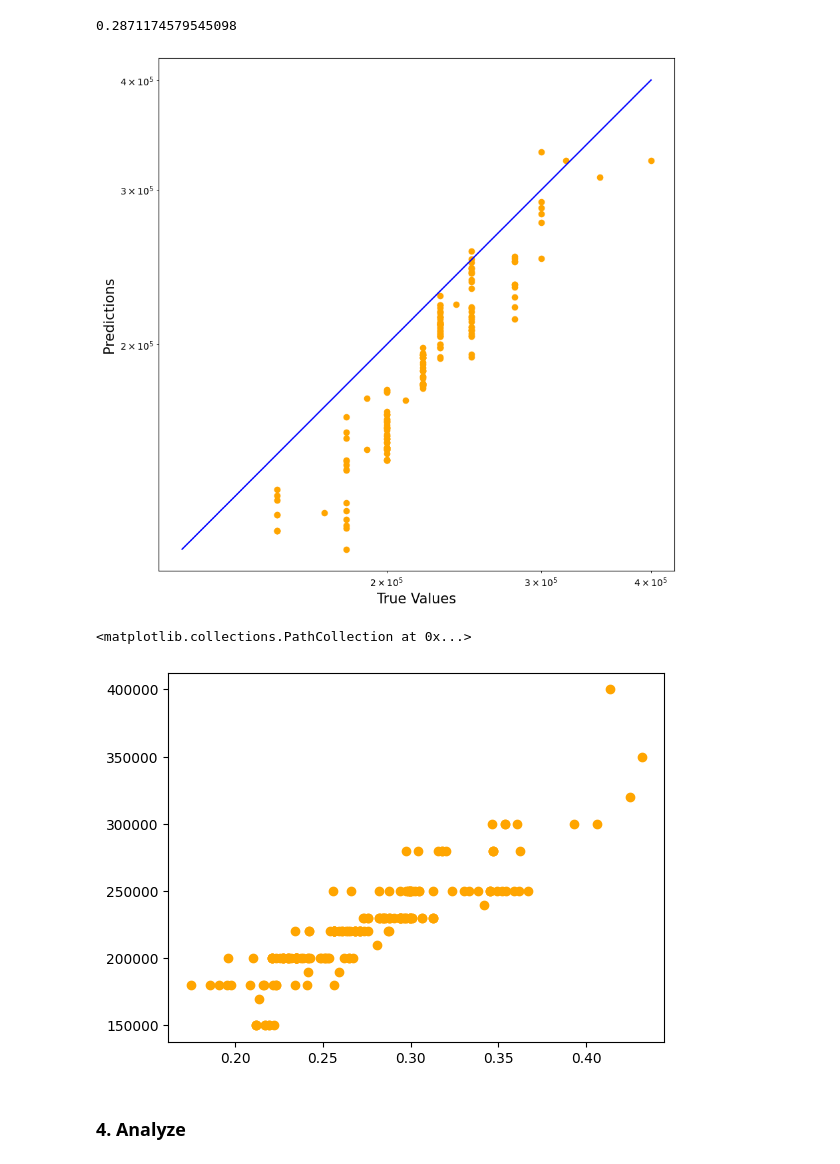
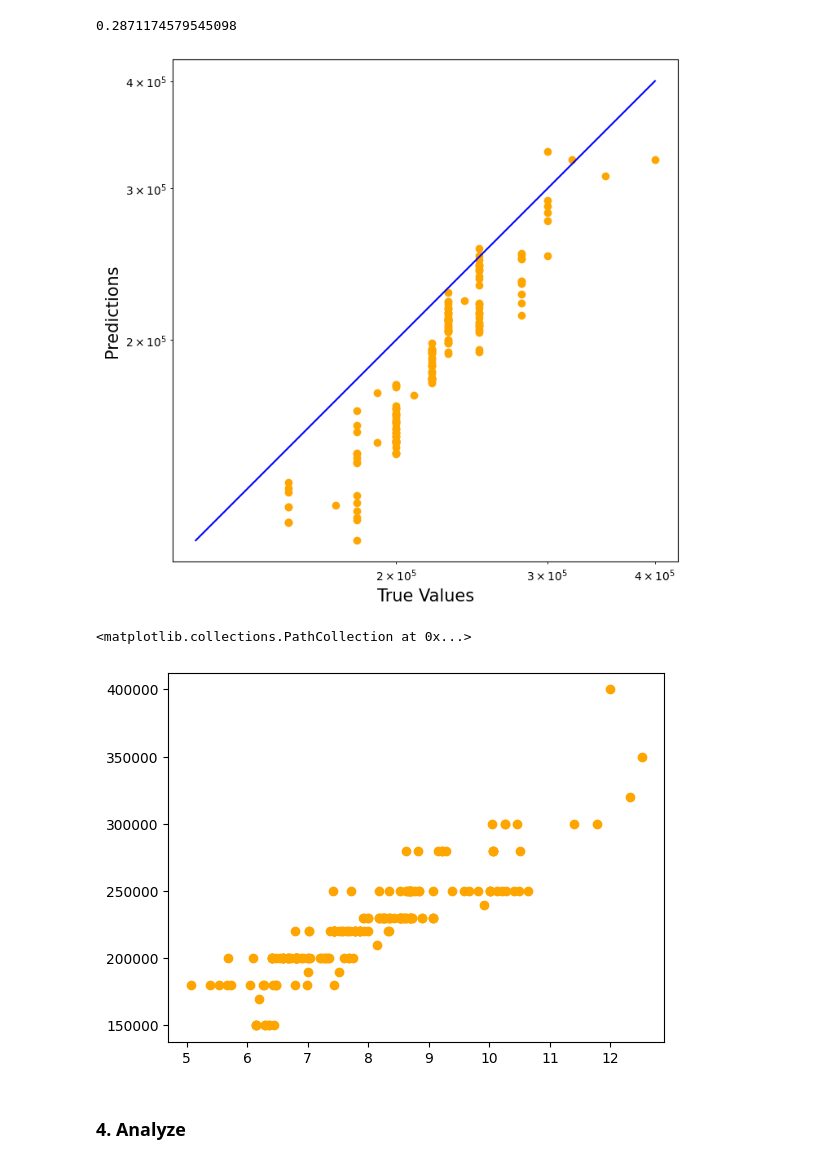
Before and after one commit to soph-colo/data3000-adv-ds, a Jupyter notebook: chatgpt-influencer/notebooks/linear_regression.ipynb, the cells around one changed output. Saved outputs shown, nothing was run; the diff lists cells and outputs as text; code cells hidden in the pictures.

Commit message:
last charts

```diff
--- a/chatgpt-influencer/notebooks/linear_regression.ipynb
+++ b/chatgpt-influencer/notebooks/linear_regression.ipynb
@@ -97,26 +97,26 @@ print(r2)
 # %% [output]
 0.2871174579545098
 # %%
-plt.figure(figsize=(10,10))
+plt.figure(figsize=(8,8))
 plt.scatter(y_test, predictions, c='orange')
 plt.yscale('log')
 plt.xscale('log')
 
 p1 = max(max(predictions), max(y_test))
 p2 = min(min(predictions), min(y_test))
 plt.plot([p1, p2], [p1, p2], 'b-')
 plt.xlabel('True Values', fontsize=15)
 plt.ylabel('Predictions', fontsize=15)
 plt.axis('equal')
 plt.show()
 # %% [output]
-[figure, old version]
+[figure, new version]
 # %%
-X_condense = [np.mean(num_list) for num_list in X_test]
+X_condense = [np.sum(num_list) for num_list in X_test]
 plt.scatter(X_condense, y_test, c='orange')
 # %% [output]
 <matplotlib.collections.PathCollection at 0x...>
-[figure, old version]
+[figure, new version]
 # %% [markdown]
 ### 4. Analyze
 # %%
```
Also changed, not shown: parts of 1 cell of this notebook, 1 other file.
